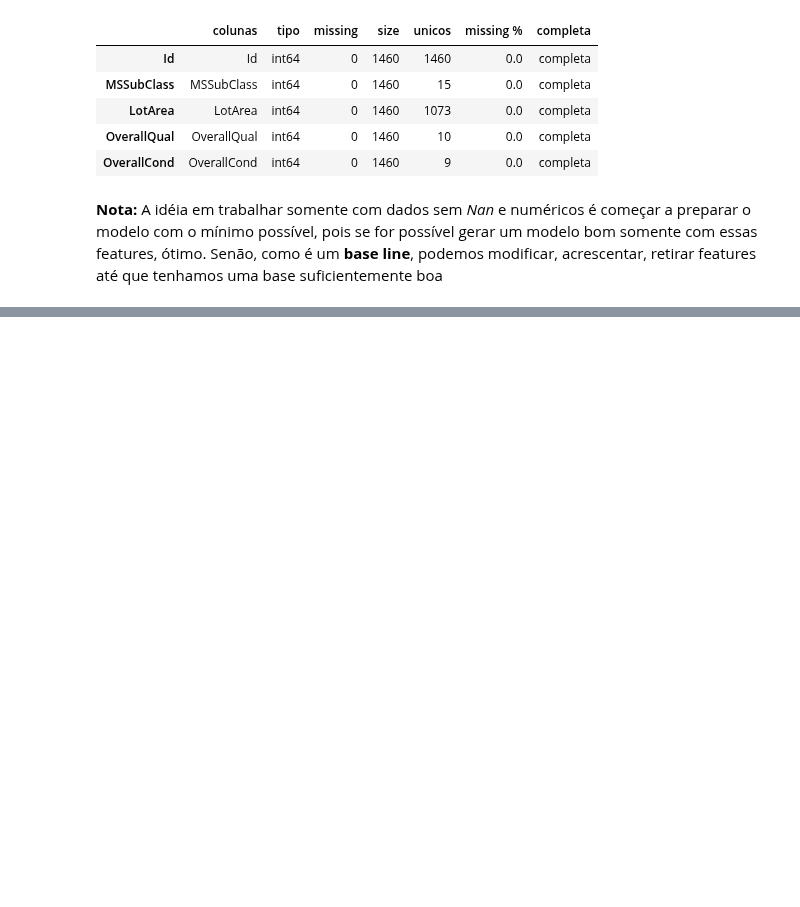
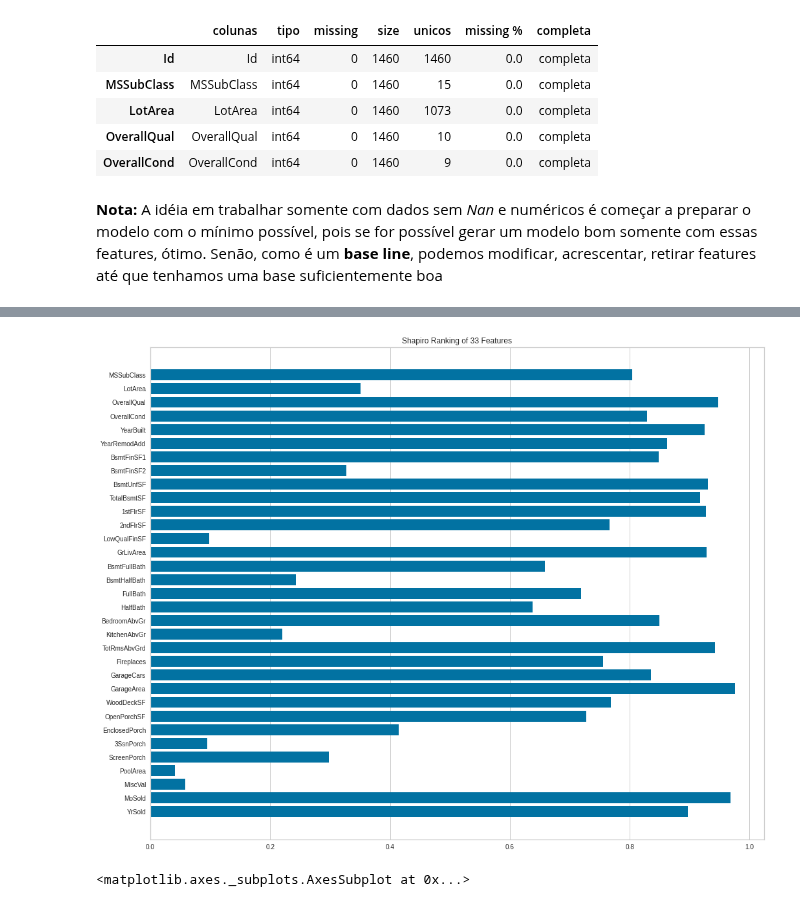
Before and after one commit to mikaelcordeiro/semanas, a Jupyter notebook: semana6/semana_6.ipynb, the cells around one changed output, grey strips where cells are left out. Drawn from its saved outputs; the diff is of its cells as text; code cells hidden in the pictures; blank space fills up the shorter version.

```diff
--- a/semana6/semana_6.ipynb
+++ b/semana6/semana_6.ipynb
@@ -210,0 +225,3 @@ plt.show()
+# %%
+baseline = df[completas_numericas.index]
+baseline.head()
@@ -210,0 +242,13 @@ plt.show()
+# %%
+y_treino = baseline['SalePrice']
+x_treino = baseline.drop(columns='SalePrice')
+# %%
+visualizador = ybf.Rank1D(algorithm='shapiro')
+# %%
+plt.figure(figsize=(17, 14))
+visualizador.fit(x_treino, y_treino)
+visualizador.transform(x_treino)
+visualizador.show()
+# %% [output]
+[figure, added]
+<matplotlib.axes._subplots.AxesSubplot at 0x...>
```
Also changed, not shown: parts of 59 cells of this notebook.
